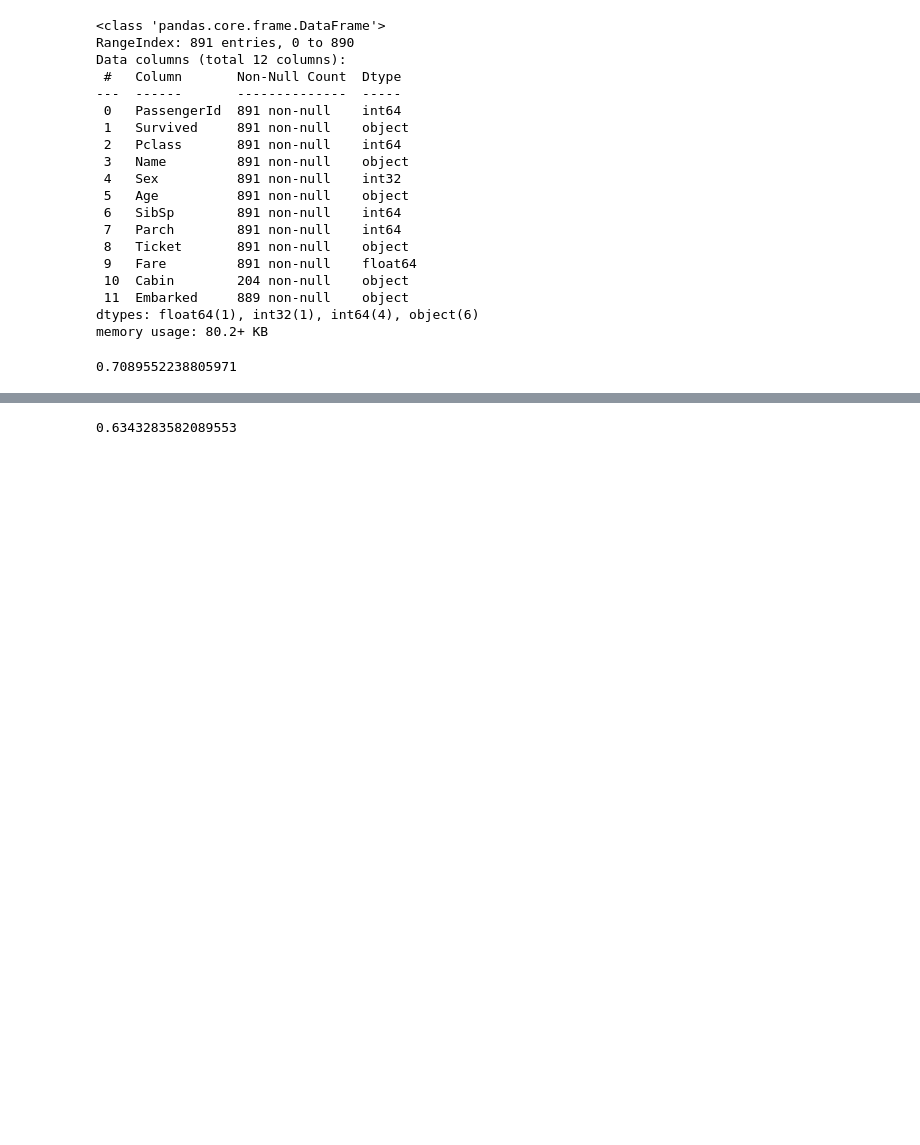
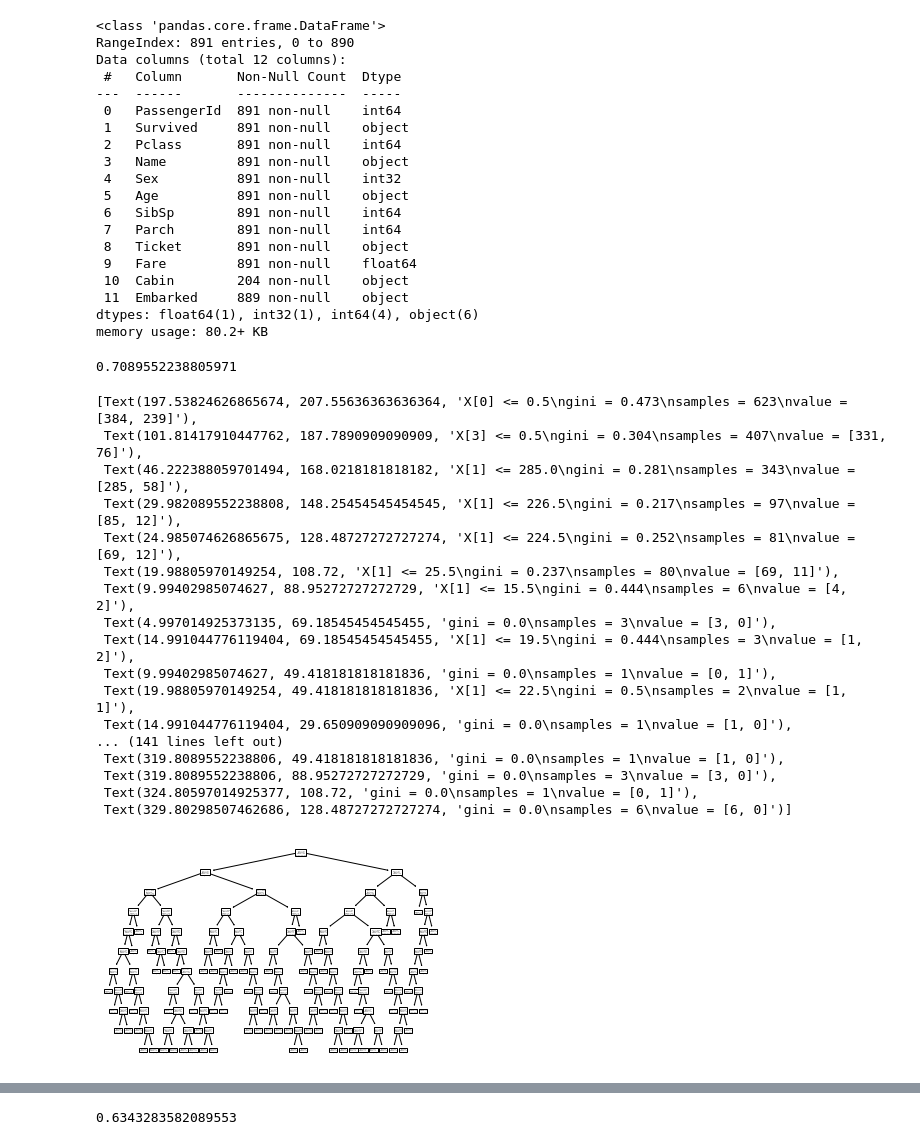
Before and after one commit to MCE-IA/Med-chebbi-gomycode, a Jupyter notebook: Checkpoint 7 decision tree.ipynb, the cells around one changed output, grey strips where cells are left out. Cells and saved outputs as stored; diff of their text form; code cells hidden in the pictures; blank space fills up the shorter version.

```diff
--- a/Checkpoint 7 decision tree.ipynb
+++ b/Checkpoint 7 decision tree.ipynb
@@ -63,3 +63,26 @@ Y_pred = new_tree.predict(x_test)
 print(metrics.accuracy_score(y_test, Y_pred))
 # %% [output]
 0.7089552238805971
+# %%
+from sklearn.tree import plot_tree
+
+plot_tree(new_tree,max_depth=10)
+# %% [output]
+[Text(197.53824626865674, 207.55636363636364, 'X[0] <= 0.5\ngini = 0.473\nsamples = 623\nvalue = [384, 239]'),
+ Text(101.81417910447762, 187.7890909090909, 'X[3] <= 0.5\ngini = 0.304\nsamples = 407\nvalue = [331, 76]'),
+ Text(46.222388059701494, 168.0218181818182, 'X[1] <= 285.0\ngini = 0.281\nsamples = 343\nvalue = [285, 58]'),
+ Text(29.982089552238808, 148.25454545454545, 'X[1] <= 226.5\ngini = 0.217\nsamples = 97\nvalue = [85, 12]'),
+ Text(24.985074626865675, 128.48727272727274, 'X[1] <= 224.5\ngini = 0.252\nsamples = 81\nvalue = [69, 12]'),
+ Text(19.98805970149254, 108.72, 'X[1] <= 25.5\ngini = 0.237\nsamples = 80\nvalue = [69, 11]'),
+ Text(9.99402985074627, 88.95272727272729, 'X[1] <= 15.5\ngini = 0.444\nsamples = 6\nvalue = [4, 2]'),
+ Text(4.997014925373135, 69.18545454545455, 'gini = 0.0\nsamples = 3\nvalue = [3, 0]'),
+ Text(14.991044776119404, 69.18545454545455, 'X[1] <= 19.5\ngini = 0.444\nsamples = 3\nvalue = [1, 2]'),
+ Text(9.99402985074627, 49.418181818181836, 'gini = 0.0\nsamples = 1\nvalue = [0, 1]'),
+ Text(19.98805970149254, 49.418181818181836, 'X[1] <= 22.5\ngini = 0.5\nsamples = 2\nvalue = [1, 1]'),
+ Text(14.991044776119404, 29.650909090909096, 'gini = 0.0\nsamples = 1\nvalue = [1, 0]'),
+... (141 lines left out)
+ Text(319.8089552238806, 49.418181818181836, 'gini = 0.0\nsamples = 1\nvalue = [1, 0]'),
+ Text(319.8089552238806, 88.95272727272729, 'gini = 0.0\nsamples = 3\nvalue = [3, 0]'),
+ Text(324.80597014925377, 108.72, 'gini = 0.0\nsamples = 1\nvalue = [0, 1]'),
+ Text(329.80298507462686, 128.48727272727274, 'gini = 0.0\nsamples = 6\nvalue = [6, 0]')]
+[figure, added]
```
Also changed, not shown: parts of 2 cells of this notebook.
